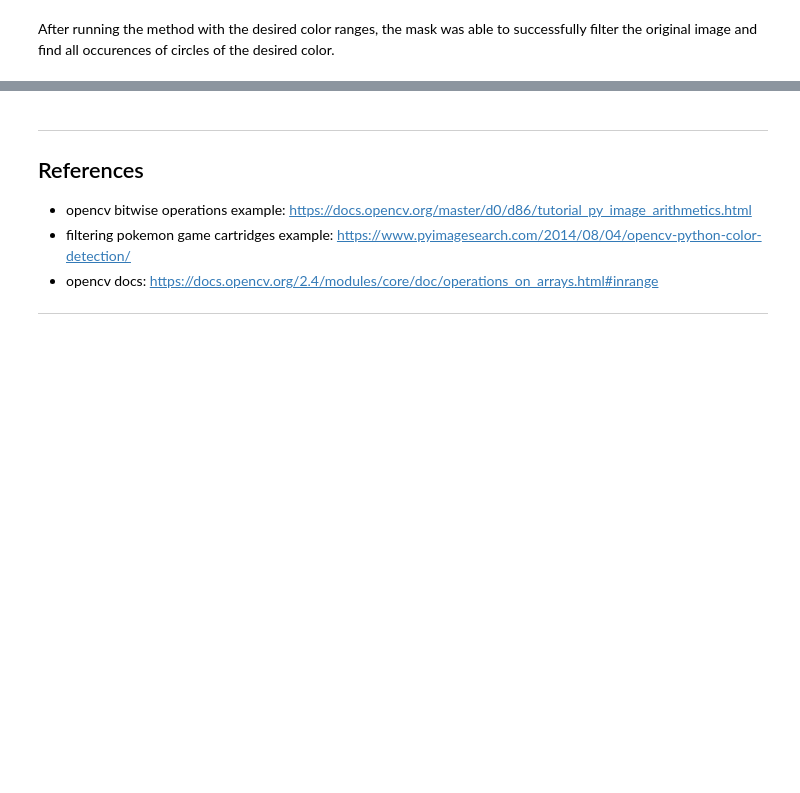
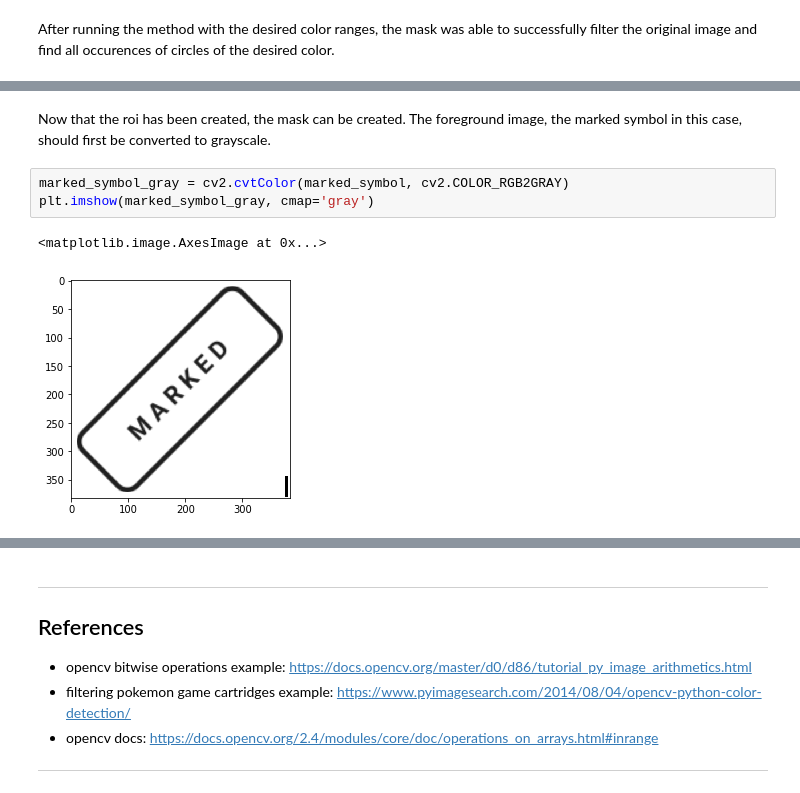
Before and after one commit to EthanWadsworth/TR_CV_Notes, a Jupyter notebook: Basic_Masking.ipynb, the cells around one changed output, grey strips where cells are left out. Cells and saved outputs as stored; diff of their text form; blank space fills up the shorter version.

```diff
--- a/Basic_Masking.ipynb
+++ b/Basic_Masking.ipynb
@@ -71,0 +112,8 @@ After running the method with the desired color ranges, the mask was able to suc
+# %% [markdown]
+Now that the roi has been created, the mask can be created. The foreground image, the marked symbol in this case, should first be converted to grayscale.
+# %%
+marked_symbol_gray = cv2.cvtColor(marked_symbol, cv2.COLOR_RGB2GRAY)
+plt.imshow(marked_symbol_gray, cmap='gray')
+# %% [output]
+<matplotlib.image.AxesImage at 0x...>
+[figure, added]
```
Also changed, not shown: parts of 17 cells of this notebook.
